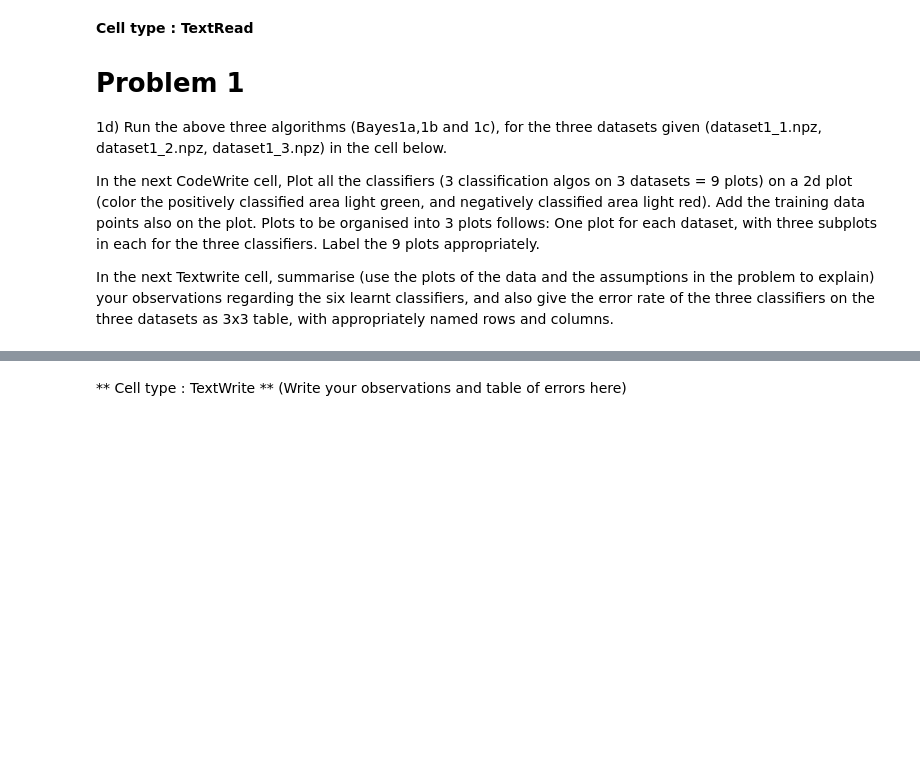
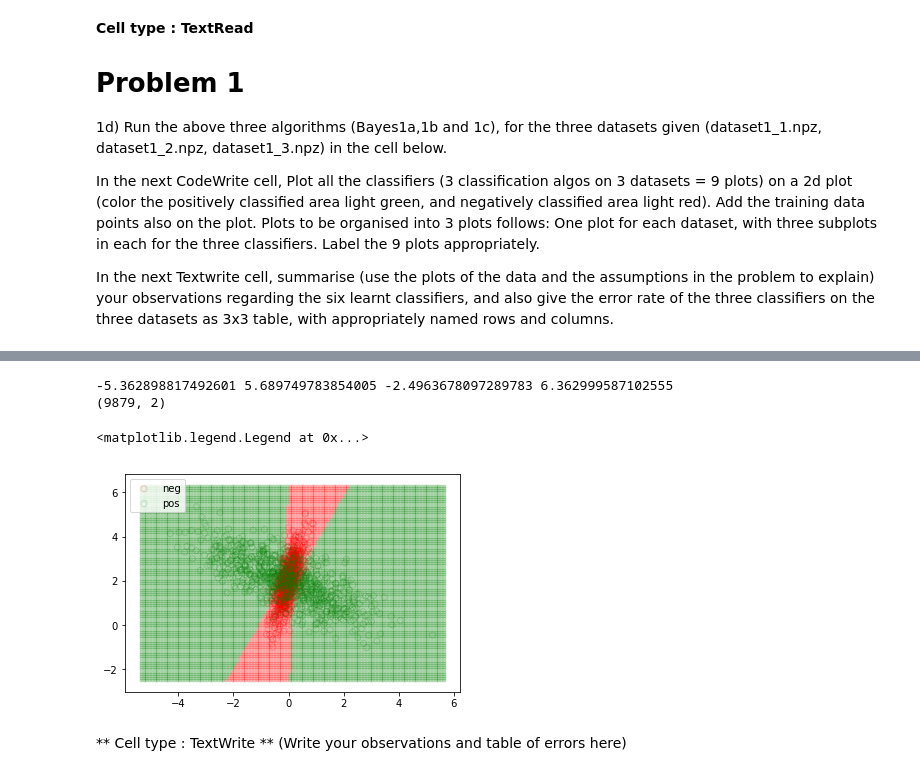
Before and after one commit to rahulbiswas876/Pattern-Recog-And-Machine-Learning, a Jupyter notebook: My ProgAssmt1A_student-Copy1.ipynb, the cells around one changed output, grey strips where cells are left out. Cells and saved outputs as stored; diff of their text form; code cells hidden in the pictures; blank space fills up the shorter version.

```diff
--- a/My ProgAssmt1A_student-Copy1.ipynb
+++ b/My ProgAssmt1A_student-Copy1.ipynb
@@ -383,3 +438,52 @@ In the next Textwrite cell, summarise (use the plots of the data and the assumpt
+# %%
+i=2
+X_train = np.load(file='Archive/'+ datasets_1a[i] +'/arr_0.npy')
+Y_train = np.load(file='Archive/'+ datasets_1a[i] +'/arr_1.npy')
+
+X_test = np.load(file='Archive/'+ datasets_1a[i] +'/arr_2.npy')
+Y_test = np.load(file='Archive/'+ datasets_1a[i] +'/arr_3.npy')
+
+# Y_pred_test_1a = Bayes1c(X_train, Y_train, X_test)
+#print('bayes1a test accuracy:', np.count_nonzero(Y_test == Y_pred_test_1a)/X_test.shape[0])
+
+x_min, x_max = X_train[:, 0].min() - 1, X_train[:, 0].max() + 1
+y_min, y_max = X_train[:, 1].min() - 1, X_train[:, 1].max() + 1
+
+print(x_min, x_max, y_min, y_max)
+xx, yy = np.meshgrid(np.arange(x_min, x_max, 0.1),
+                     np.arange(y_min, y_max, 0.1))
+
+x1_x2points = np.array(np.meshgrid(np.arange(x_min, x_max, 0.1),np.arange(y_min, y_max, 0.1))).T.reshape(-1,2)
+
+print(x1_x2points.shape)
+
+h = Bayes1c(X_train, Y_train, x1_x2points)
+
+plt.scatter(x1_x2points[h == -1][:,0], x1_x2points[h == -1][:,1],
+                alpha=0.2, color='r', marker='.')
+plt.scatter(x1_x2points[h == 1][:,0], x1_x2points[h == 1][:,1],
+                alpha=0.2, color='g', marker='.')
+
+plt.scatter(X_test[Y_pred_test_1a == -1][:,0], X_test[Y_pred_test_1a == -1][:,1],
+                alpha=0.2, facecolor='none',color='r', marker='o', label='neg')
+plt.scatter(X_test[Y_pred_test_1a == 1][:,0], X_test[Y_pred_test_1a == 1][:,1],
+                alpha=0.2, facecolor='none' ,color='g', marker='o', label='pos')
+plt.legend(loc='upper left')
+
+
+# h = h.reshape(xx.shape)
+# print(h)
+
+# plt.contourf(xx, yy, h)
+# plt.scatter(X_train[:, 0], X_train[:, 1], c=y_train,
+#                               s=30, edgecolor='k')
+# plt.xlabel("Marks obtained in 1st Exam")
+# plt.ylabel("Marks obtained in 2nd Exam")
+# %% [output]
+-5.362898817492601 5.689749783854005 -2.4963678097289783 6.362999587102555
+(9879, 2)
+<matplotlib.legend.Legend at 0x...>
+[figure, added]
 # %% [markdown]
 ** Cell type : TextWrite **
 (Write your observations and table of errors here)
```
Also changed, not shown: parts of 3 cells of this notebook, 1 other file.
